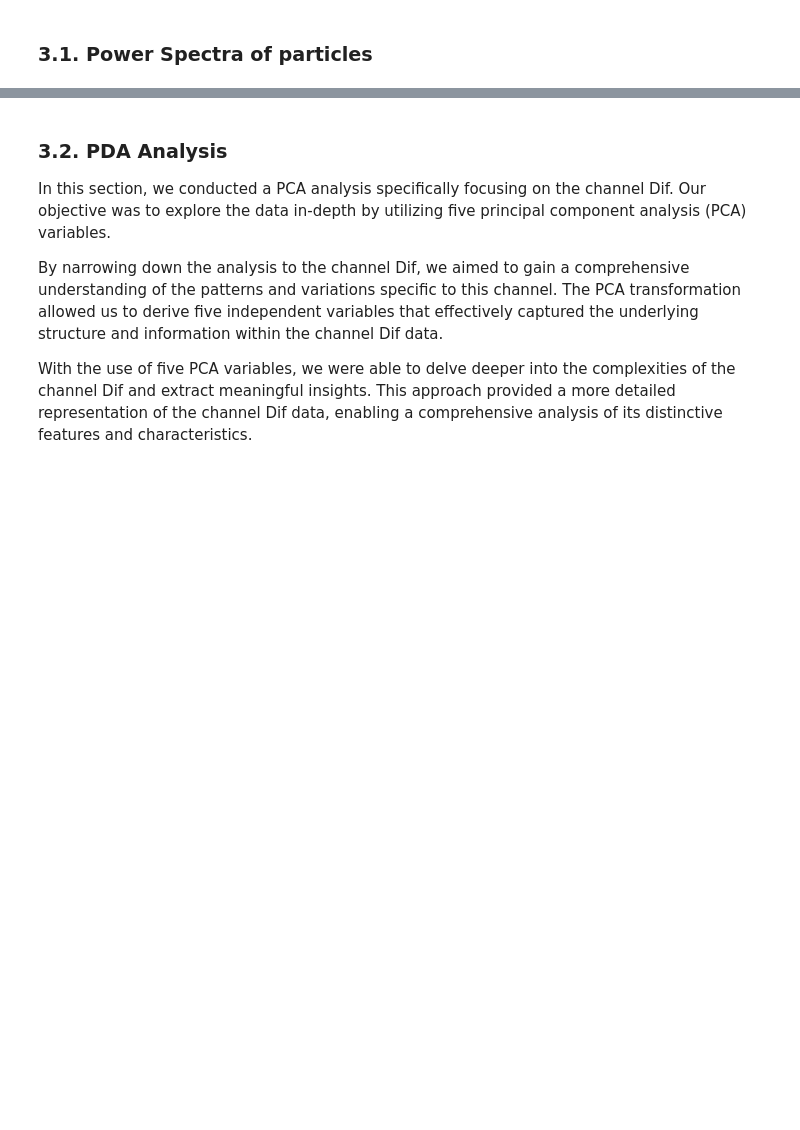
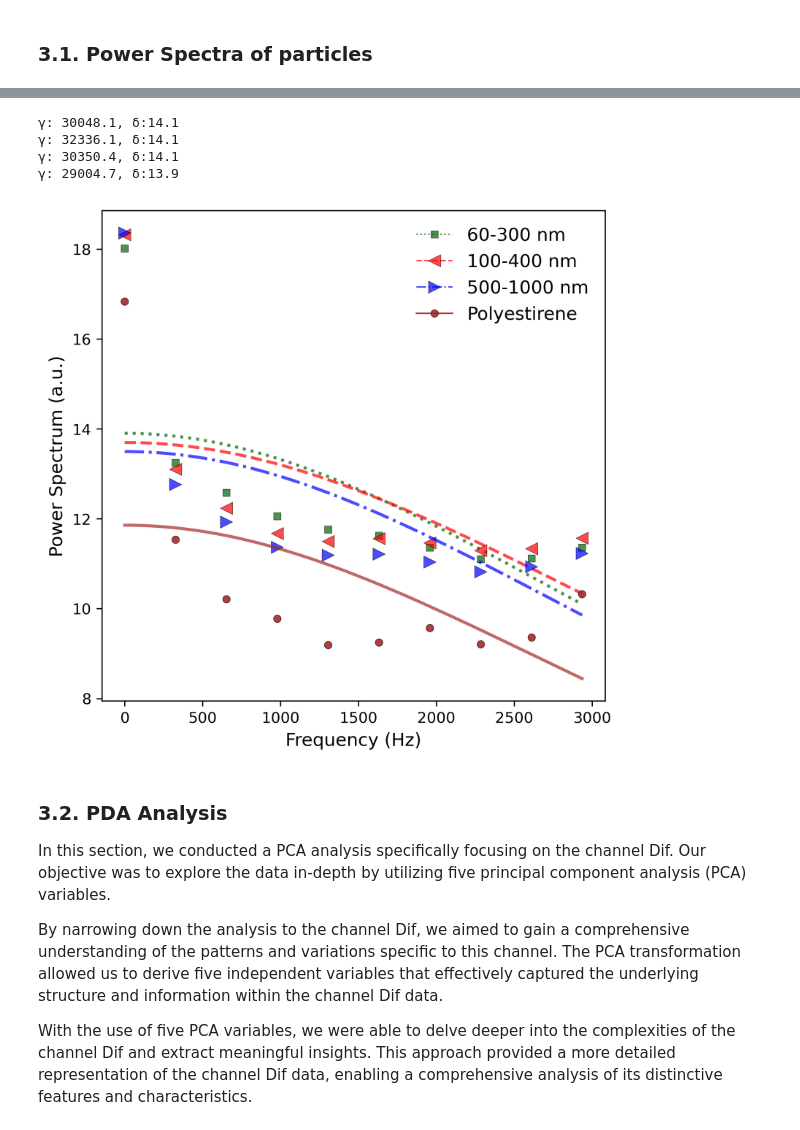
Before and after one commit to davidalejandromiranda/fedsa_public, a Jupyter notebook: data_processing.ipynb, the cells around one changed output, grey strips where cells are left out. Drawn from its saved outputs; the diff is of its cells as text; code cells hidden in the pictures; blank space fills up the shorter version.

Commit message:
power spectra data for particles in suspension

```diff
--- a/data_processing.ipynb
+++ b/data_processing.ipynb
@@ -20,3 +40,22 @@ from sklearn.metrics import roc_curve, auc, roc_auc_score, confusion_matrix
+# %%
+def plot_particles_power_spectrum(particles_data, particles_info, fontsize=12, dpi=300, fmin=0, fmax=2000, method='trf', maxfev=10000, verbose=True):
+    x = particles_data['Frequency (Hz)']
+    k = (x >= fmin) & (x < fmax)
+    plt.figure(dpi=dpi, figsize=(6, 6))
+    for args in particles_info:
+        y = np.log(particles_data[args['label']])
+        p, _ = get_fitting_params(x[k], y[k], maxfev=maxfev, method=method, verbose=verbose)
+        xfit, yfit = get_power_spectrum_fitting(p, fmin=min(x[k]), fmax=max(x[k]))
+        plt.plot([], [], **args)
+        plt.plot(xfit, yfit, color=args['markerfacecolor'], linestyle=args['linestyle'], alpha=0.7, lw=2)
+        args['linestyle']='None'
+        args['label']=None
+        plt.plot(x[k], y[k],**args)
+    #plt.yticks([])
+    plt.xlabel('Frequency (Hz)', fontsize=fontsize)
+    plt.ylabel('Power Spectrum (a.u.)', fontsize=fontsize)
+    plt.axis()
+    _ = plt.legend(edgecolor='none', fontsize=fontsize)
 # %%
 def get_pca(df, columns, n_components=2, target_column='class'):
     features = df[columns]
@@ -250,3 +217,61 @@ _ = plt.legend(edgecolor='none')
+# %%
+particles_info = [
+        {
+            'label':'60-300 nm',
+            'linestyle':'dotted',
+            'marker':'s',
+            'markersize':5,
+            'linewidth': 1,
+            'color':'darkgreen',
+            'alpha':0.7,
+            'markerfacecolor':'darkgreen',
+            'markeredgecolor':'black',
+            'markeredgewidth':0.3,
+        },
+        {
+            'label':'100-400 nm',
+            'linestyle':'--',
+            'marker':'<',
+            'markersize':8,
+            'linewidth': 1,
+            'color':'red',
+            'alpha':0.7,
+            'markerfacecolor':'red',
+            'markeredgecolor':'black',
+            'markeredgewidth':0.3,
+        },
+        {
+            'label':'500-1000 nm',
+            'linestyle':'-.',
+            'marker':'>',
+            'markersize':8,
+            'linewidth': 1,
+            'color':'blue',
+            'alpha':0.7,
+            'markerfacecolor':'blue',
+            'markeredgecolor':'black',
+            'markeredgewidth':0.3,
+        },
+        {
+            'label':'Polyestirene',
+            'linestyle':'-',
+            'marker':'o',
+            'markersize':5,
+            'linewidth': 1,
+            'color':'brown',
+            'alpha':0.9,
+            'markerfacecolor':'brown',
+            'markeredgecolor':'black',
+            'markeredgewidth':0.3,
+        },
+    ]
+plot_particles_power_spectrum(particles_data, particles_info, fontsize=12, dpi=300, fmin=0, fmax=3e3, method='lm')
+# %% [output]
+γ: 30048.1, δ:14.1
+γ: 32336.1, δ:14.1
+γ: 30350.4, δ:14.1
+γ: 29004.7, δ:13.9
+[figure, added]
 # %% [markdown]
 ### 3.2. PDA Analysis
 
```
Also changed, not shown: parts of 7 cells of this notebook, 1 other file.
